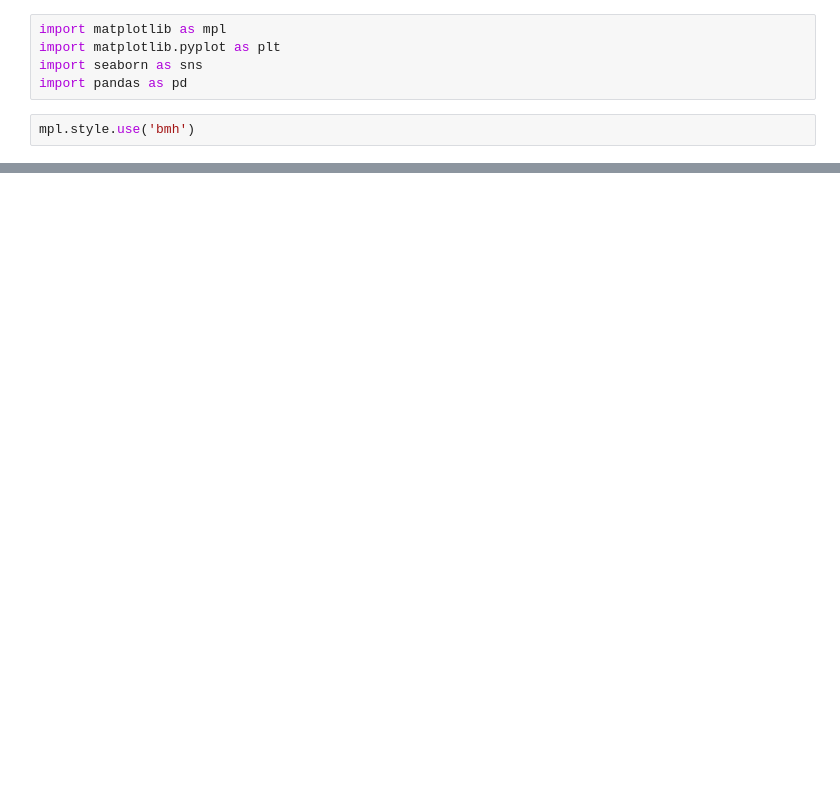
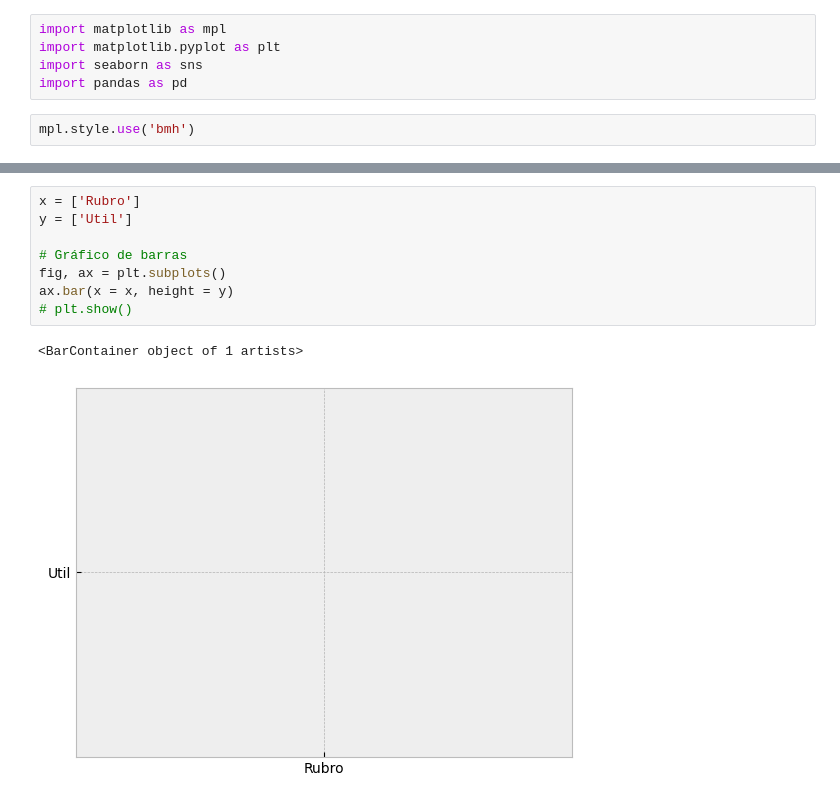
Before and after one commit to LuisaVALvarezS/CoderLab, a Jupyter notebook: Visualización_Luisa_Álvarez.ipynb, the cells around one changed output, grey strips where cells are left out. Saved outputs shown, nothing was run; the diff lists cells and outputs as text; blank space fills up the shorter version.

```diff
--- a/Visualización_Luisa_Álvarez.ipynb
+++ b/Visualización_Luisa_Álvarez.ipynb
@@ -26,0 +85,11 @@ ventasmoriche.head()
+# %%
+x = ['Rubro']
+y = ['Util']
+
+# Gráfico de barras
+fig, ax = plt.subplots()
+ax.bar(x = x, height = y)
+# plt.show()
+# %% [output]
+<BarContainer object of 1 artists>
+[figure, added]
```
Also changed, not shown: parts of 7 cells of this notebook.
